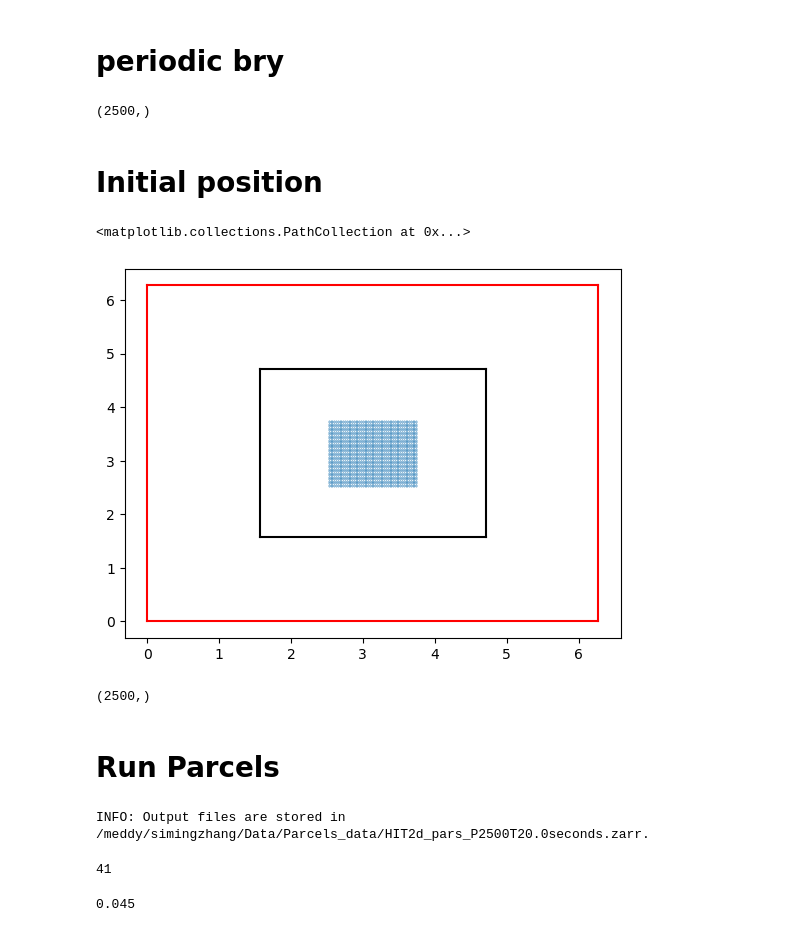
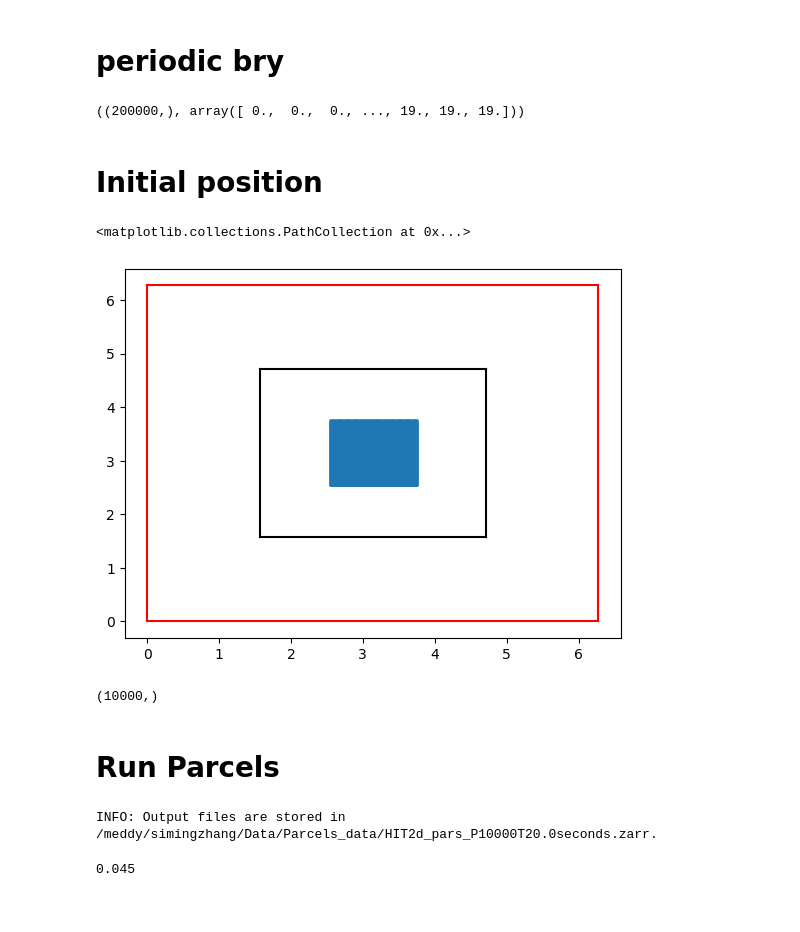
Before and after one commit to zsm1-hub/China_Israel, a Jupyter notebook: Parcels_HIT2d.ipynb, the cells around one changed output. Drawn from its saved outputs; the diff is of its cells as text; code cells hidden in the pictures.

```diff
--- a/Parcels_HIT2d.ipynb
+++ b/Parcels_HIT2d.ipynb
@@ -518,58 +629,63 @@ del dsg
 # %%
 lonp=lon_rho.values
 latp=lat_rho.values
-# JJ=[Range,287-Range]
-# II=[Range,287-Range]
-# step=1
-# lonp1=lonp[JJ[0]:JJ[1]:step,II[0]:II[1]:step].ravel()
-# latp1=latp[JJ[0]:JJ[1]:step,II[0]:II[1]:step].ravel()
+
+#######################choice 1
 step=1
 centerpoint=256
-# npart=2500
-# npart=250*250
-# if (np.sqrt(npart) / 2) % 1 == 0:
-#     left1=int(np.sqrt(npart)/2)
-#     right1=int(np.sqrt(npart)/2)
-#     # print(1)
-# else:
-#     left1=int((np.sqrt(npart)+1)/2)
-#     right1=int((np.sqrt(npart)+1)/2)-1
-#     # print(2)
 lonpp=lonp[127:383,127:383]
 latpp=latp[127:383,127:383]
 centerpoint=128
 
 lonp1=lonpp[::step,::step].ravel()
 latp1=latpp[::step,::step].ravel()
+###########################choice 2
+lonp1,latp1=particle_roughdistr_onetime(lonp, latp, 257, 257, 10000, 100, shape='box')
+# lonp1,latp1=particle_roughdistr_onetime(lonp, latp, 257, 257, 2500, 100, shape='box')
+############################choice 3
+# a1=1
+# a2=0.5
+# Nums=243;
+# grid_min_x = 226;
+# grid_max_x = 286;
+# grid_min_y = 226;
+# grid_max_y = 286;
+
+# lonp1,latp1=Laser_setup_distr(gridresolution,a1,a2,Nums,grid_min_x,grid_max_x,grid_min_y,grid_max_y,lonp,latp,lonp.shape[0])
 
 during=0.1*200
-lonp1,latp1=particle_roughdistr_onetime(lonp, latp, 256, 256, 2500, 100, shape='box')
+
+###############################repeat 30~50 range, 0.2second means throw 10 times
+timep2=np.repeat(np.arange(0, int(50))*timedelta(seconds=1).total_seconds(),lonp1.shape[0])
+timep2.shape,timep2
+
 outputwavename=f'{wave_dir}HIT2d_pars_P{latp1.shape[0]}T{during}seconds.zarr'
-# %%
-lonp1.shape
-# %% [output]
-(2500,)
+# %%
+timep2=np.repeat(np.arange(0, int(20))*timedelta(seconds=1).total_seconds(),lonp1.shape[0])
+timep2.shape,timep2
+# %% [output]
+((200000,), array([ 0.,  0.,  0., ..., 19., 19., 19.]))
 # %% [markdown]
 # Initial position
 # %%
 plt.plot(lon_rho.values[0,:],lat_rho.values[0,:],color='r')
 plt.plot(lon_rho.values[-1,:],lat_rho.values[-1,:],color='r')
 plt.plot(lon_rho.values[:,0],lat_rho.values[:,0],color='r')
 plt.plot(lon_rho.values[:,-1],lat_rho.values[:,-1],color='r')
 pio2=np.pi/2
 pi3o2=np.pi*3/2
 plt.plot([pio2,pio2],[pio2,pi3o2],color='k')
 plt.plot([pi3o2,pi3o2],[pio2,pi3o2],color='k')
 plt.plot([pio2,pi3o2],[pio2,pio2],color='k')
 plt.plot([pio2,pi3o2],[pi3o2,pi3o2],color='k')
-plt.scatter(lonp1,latp1,s=0.05)
+plt.scatter(lonp1,latp1,s=0.5)
 # %% [output]
 <matplotlib.collections.PathCollection at 0x...>
-[figure, old version]
+[figure, new version]
 # %%
 lonp1.shape
 # %% [output]
-(2500,)
+(10000,)
 # %% [markdown]
 # Run Parcels
 # %%
@@ -630,16 +746,17 @@ output_file = pset.ParticleFile(
 )
 
 pset.execute(
-    [SampleT,parcels.AdvectionRK4,CheckOutOfBounds],  # simply combine the Kernels in a list
+    # [SampleT,parcels.AdvectionRK4,CheckOutOfBounds],  # simply combine the Kernels in a list
+    # parcels.AdvectionRK4,periodicBC,SampleT
+    [parcels.AdvectionRK4,periodicBC,SampleT],
     runtime=timedelta(seconds=20),
-    dt=timedelta(seconds=0.05),
+    dt=timedelta(seconds=0.001),
     # recovery={ErrorCode.ErrorOutOfBounds: DeleteParticle},  # 禁用自适应步长
     output_file=output_file,
 )
 #
 # %% [output]
-INFO: Output files are stored in /meddy/simingzhang/Data/Parcels_data/HIT2d_pars_P2500T20.0seconds.zarr.
+INFO: Output files are stored in /meddy/simingzhang/Data/Parcels_data/HIT2d_pars_P10000T20.0seconds.zarr.
-41
 # %%
 # outputwavename
 180*0.00025
```
Also changed, not shown: parts of 7 cells of this notebook, 1 other file.
